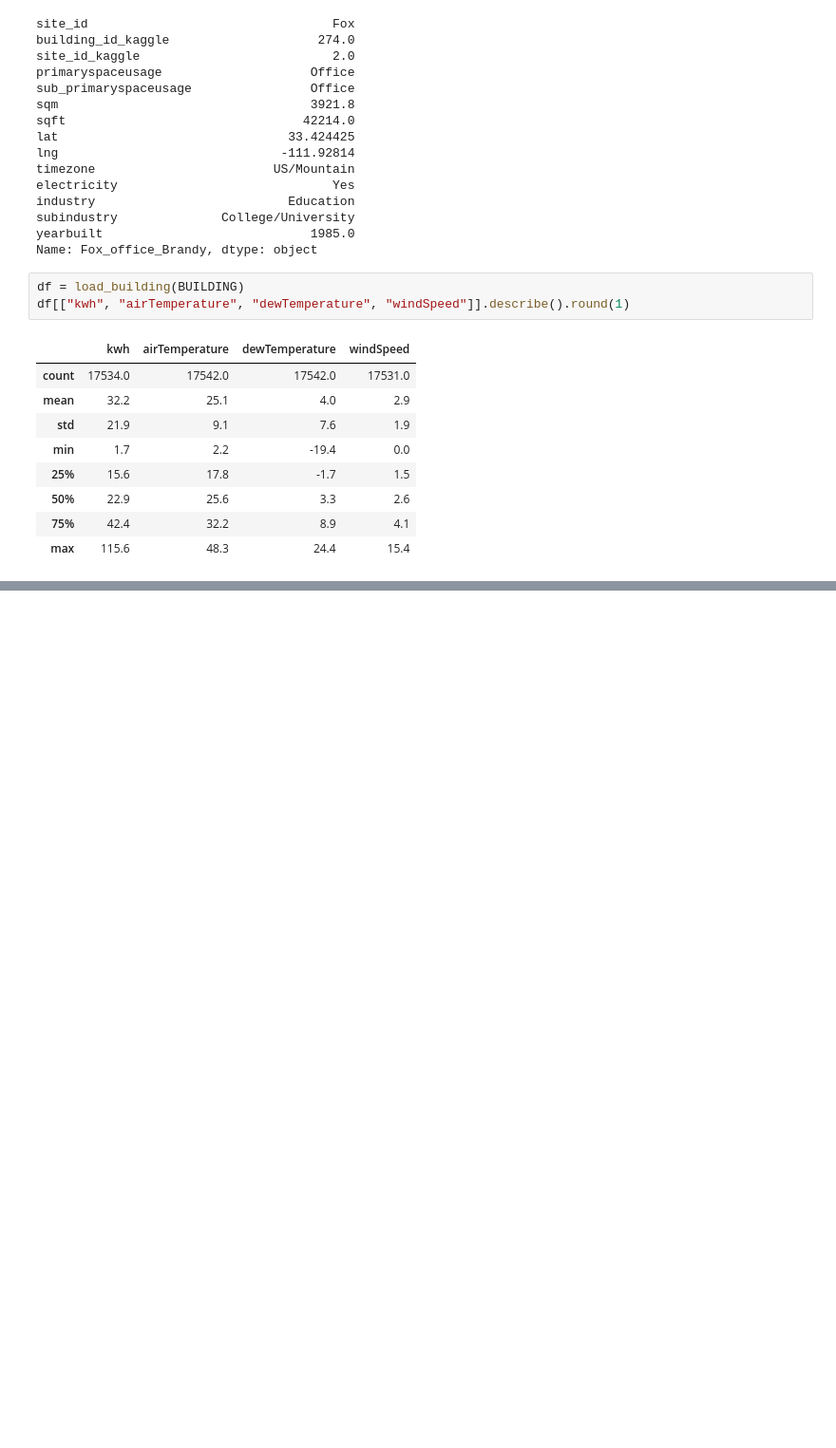
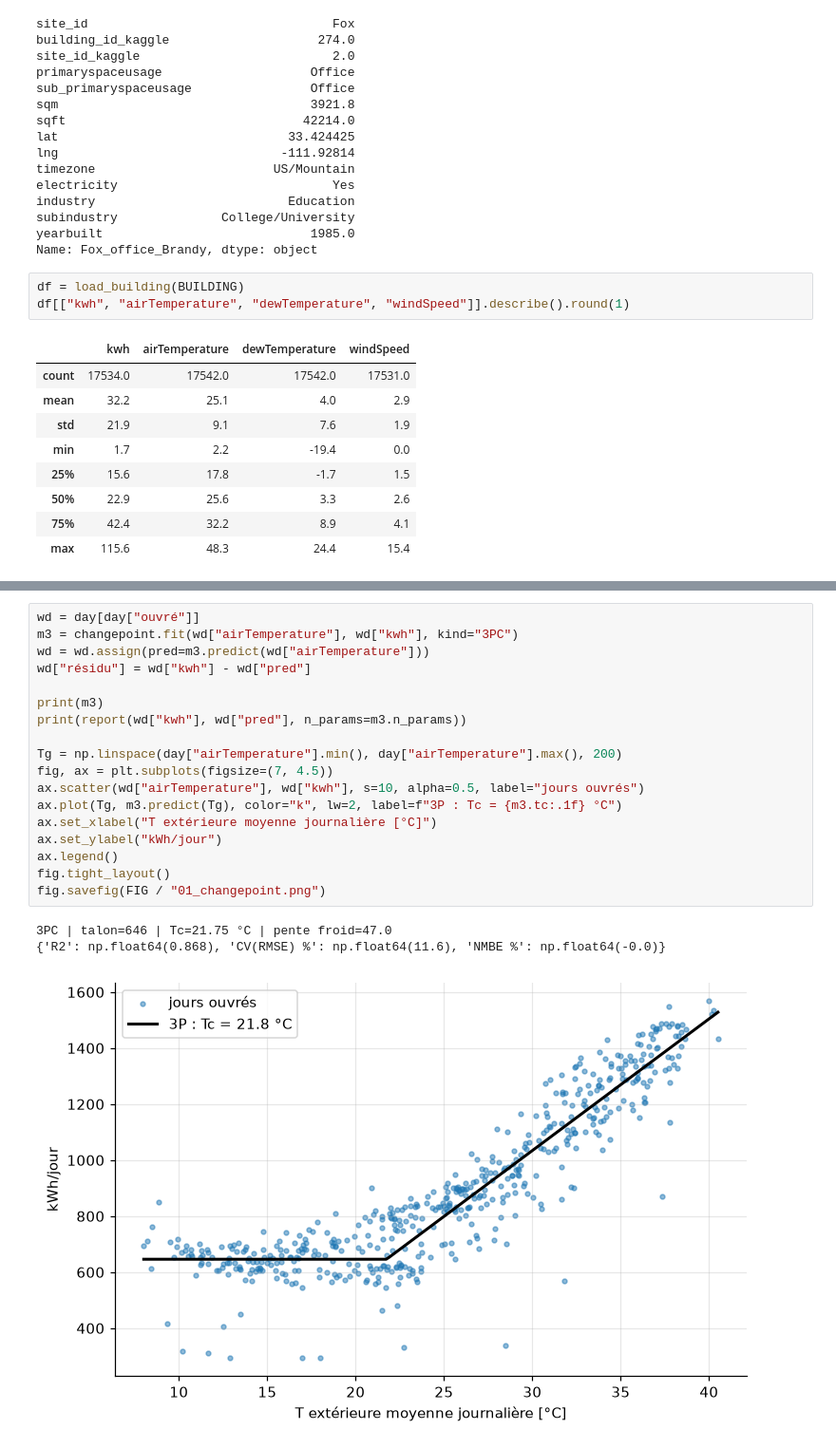
Before and after one commit to a-pestel/building-energy-ml, a Jupyter notebook: notebooks/01_exploration.ipynb, the cells around one changed output, grey strips where cells are left out. Shown at 95% size. Cells and saved outputs as stored; diff of their text form; blank space fills up the shorter version.

```diff
--- a/notebooks/01_exploration.ipynb
+++ b/notebooks/01_exploration.ipynb
@@ -242,0 +355,22 @@ Jours ouvrés : T_b = 21.8 °C | talon = 645 kWh/j | pente = 47.2 kWh/j/K | R²
+# %%
+wd = day[day["ouvré"]]
+m3 = changepoint.fit(wd["airTemperature"], wd["kwh"], kind="3PC")
+wd = wd.assign(pred=m3.predict(wd["airTemperature"]))
+wd["résidu"] = wd["kwh"] - wd["pred"]
+
+print(m3)
+print(report(wd["kwh"], wd["pred"], n_params=m3.n_params))
+
+Tg = np.linspace(day["airTemperature"].min(), day["airTemperature"].max(), 200)
+fig, ax = plt.subplots(figsize=(7, 4.5))
+ax.scatter(wd["airTemperature"], wd["kwh"], s=10, alpha=0.5, label="jours ouvrés")
+ax.plot(Tg, m3.predict(Tg), color="k", lw=2, label=f"3P : Tc = {m3.tc:.1f} °C")
+ax.set_xlabel("T extérieure moyenne journalière [°C]")
+ax.set_ylabel("kWh/jour")
+ax.legend()
+fig.tight_layout()
+fig.savefig(FIG / "01_changepoint.png")
+# %% [output]
+3PC | talon=646 | Tc=21.75 °C | pente froid=47.0
+{'R2': np.float64(0.868), 'CV(RMSE) %': np.float64(11.6), 'NMBE %': np.float64(-0.0)}
+[figure, added]
```
Also changed, not shown: parts of 46 cells of this notebook, 14 other files.
